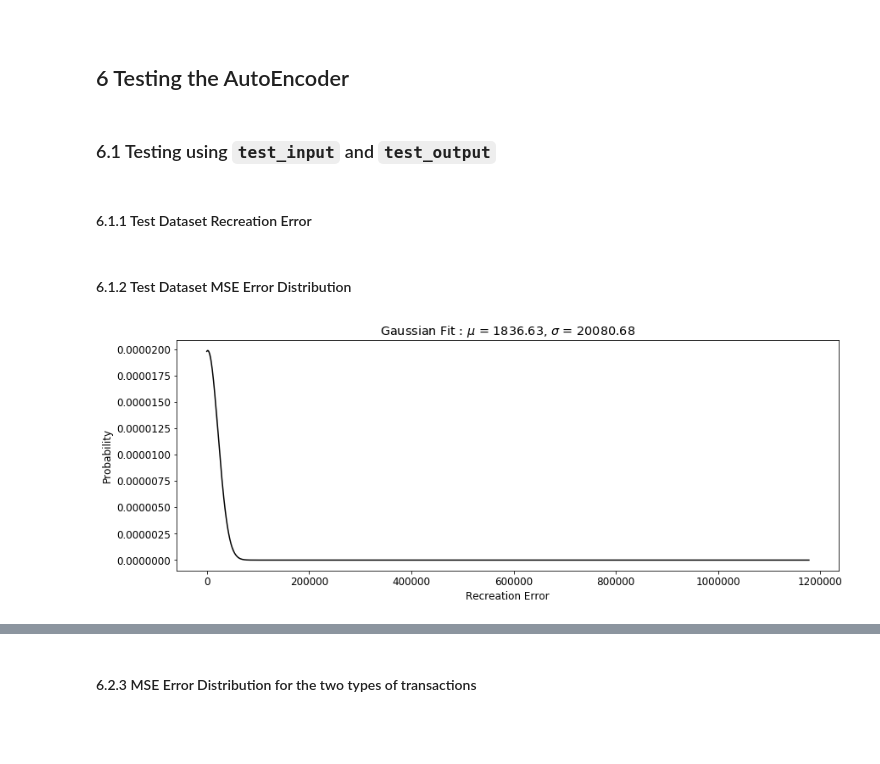
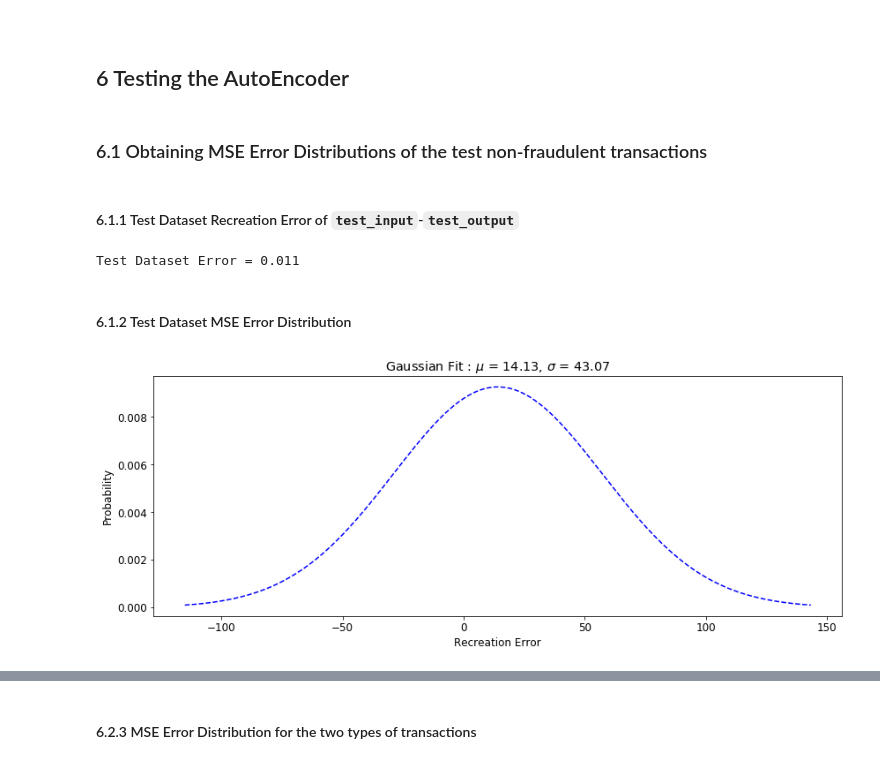
Before and after one commit to Dexter1618/DeepLearningAcademy, a Jupyter notebook: Project02/Fraud_Detection.ipynb, the cells around one changed output, grey strips where cells are left out. Drawn from its saved outputs; the diff is of its cells as text; code cells hidden in the pictures; blank space fills up the shorter version.

```diff
--- a/Project02/Fraud_Detection.ipynb
+++ b/Project02/Fraud_Detection.ipynb
@@ -181,7 +177,3 @@ I will be standardizing the variable `Amount` now and this will be reflected acr
-# %%
-_mean = np.mean(df["Amount"])
-_std = np.std(df["Amount"])
-df["Amount"] = (df["Amount"] - _mean)/_std
 # %% [markdown]
 <br>
 
@@ -194,3 +190,9 @@ X = df.values
+# %%
+from sklearn.preprocessing import MinMaxScaler
+
+scaler = MinMaxScaler(feature_range = (-1, 1), copy = False)
+scaler.fit(X)
+X = scaler.transform(X)
 # %% [markdown]
 <br>
 
@@ -677,6 +677,9 @@ with G.as_default():
 
         validation_recreation_error_summary = tf.summary.scalar(name = "val_recreation_error",
                                                                 tensor = val_recreation_error)
+
+        validation_recreation_error_raw_summary = tf.summary.histogram("val_recreation_error_raw",
+                                                                       val_recreation_error_raw)
 # %% [markdown]
 #### 5.2.6 Perform a backpass using `train_recreation_error`
 # %%
@@ -885,12 +888,15 @@ with tf.Session(graph = G, config = config) as session:
 
         # compute the validation loss
         L2 = session.run(val_recreation_error)
+        L2_raw = session.run(validation_recreation_error_raw_summary)
 
         # obtain a live summary object containing data dump for val_recreation_loss
         L2_summary = session.run(validation_recreation_error_summary)
+        L2_raw_summary = session.run(validation_recreation_error_raw_summary)
 
         # dump L2_summary and mark it with iteration id = k
         writer.add_summary(L2_summary, k)
+        writer.add_summary(L2_raw_summary, k)
 
         # make sure the any pending dumping work on the summary writer object is cleared
         writer.flush()
@@ -974,10 +979,10 @@ __Validation Recreation Loss Curve for `32` epochs (`14112` iterations)__
 <br>
 
 ## 6 Testing the AutoEncoder
+# %% [markdown]
+### 6.1 Obtaining MSE Error Distributions of the test non-fraudulent transactions
 # %% [markdown]
-### 6.1 Testing using `test_input` and `test_output`
+#### 6.1.1 Test Dataset Recreation Error of `test_input`-`test_output`
-# %% [markdown]
-#### 6.1.1 Test Dataset Recreation Error
 # %%
 with tf.Session(graph = G) as session:
 
@@ -992,33 +997,36 @@ with tf.Session(graph = G) as session:
 
     # get the test recreation error
     error = session.run(test_recreation_error)
+    print("Test Dataset Error = %0.03f" % error)
 
     # get the untouched MSE error
     raw_error = session.run(test_recreation_error_raw)
+# %% [output]
+Test Dataset Error = 0.011
 # %% [markdown]
 #### 6.1.2 Test Dataset MSE Error Distribution
 # %%
 from scipy.stats import norm
 
 # Fit a normal distribution to the data
 mean, std = norm.fit(raw_error)
 
 # Plot the PDF
 plt.rcParams['figure.figsize'] = 14, 5
 plt.rcParams.update({'font.size': 12})
-xmin, xmax = np.min(raw_error), np.max(raw_error)
-x = np.linspace(xmin, xmax, 1000)
+
+x = np.linspace(mean - 3 * std , mean + 3 * std, 1000)
 pdf = norm.pdf(x, mean, std)
-plt.plot(x, pdf, "k", linewidth = 1.5)
+plt.plot(x, pdf, "b--", linewidth = 1.5)
 
 title = "Gaussian Fit : $\mu$ = %0.02f, $\sigma$ = %0.02f" % (mean, std)
 plt.title(title)
 plt.xlabel("Recreation Error")
 plt.ylabel("Probability")
 
 plt.show()
 # %% [output]
-[figure, old version]
+[figure, new version]
 # %% [markdown]
 <br>
 
```
Also changed, not shown: parts of 25 cells of this notebook.
